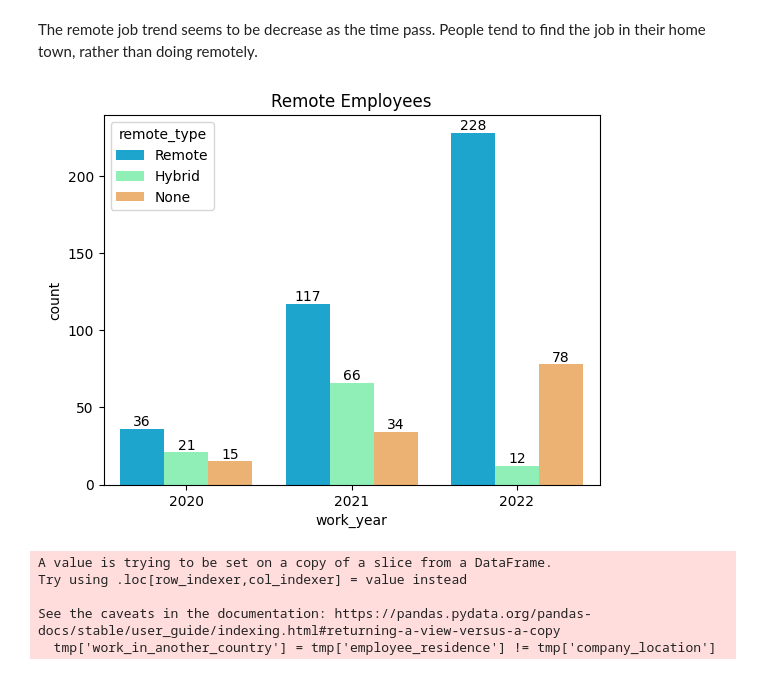
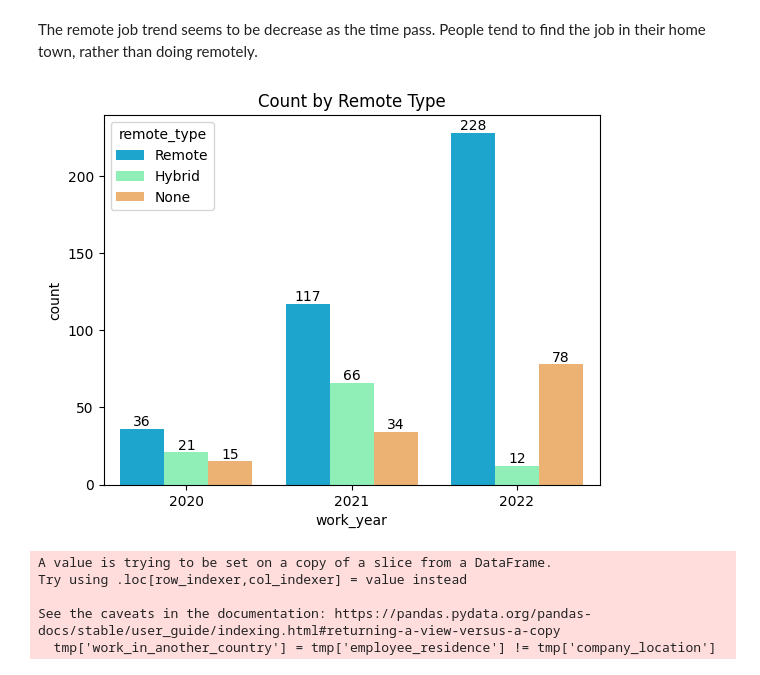
Before and after one commit to jtlantz/dm-proj1, a Jupyter notebook: notebooks/ds_salaries.ipynb, the cells around one changed output. Cells and saved outputs as stored; diff of their text form; code cells hidden in the pictures.

```diff
--- a/notebooks/ds_salaries.ipynb
+++ b/notebooks/ds_salaries.ipynb
@@ -224,19 +224,19 @@ The remote job trend seems to be decrease as the time pass. People tend to find
 # %%
 tmp = df[['work_year', 'remote_ratio']]
 remote_type = pd.DataFrame({'remote_ratio': [0, 50, 100], 'remote_type': ['None', 'Hybrid', 'Remote']})
 
 merged = pd.merge(tmp, remote_type, on='remote_ratio', how='left')
 merged.drop('remote_ratio', axis=1, inplace=True)
 
 tmp = merged.groupby('work_year')['remote_type'].value_counts().reset_index(name='count')
 ax = sns.barplot(data=tmp, x='work_year', y='count', hue='remote_type', palette='rainbow')
 for i in ax.containers:
     ax.bar_label(i, )
 
-plt.title('Remote Employees')
+plt.title('Count by Remote Type')
 plt.show()
 # %% [output]
-[figure, old version]
+[figure, new version]
 # %%
 tmp = df[['work_year', 'employee_residence', 'company_location']]
 tmp['work_in_another_country'] = tmp['employee_residence'] != tmp['company_location']
```
Also changed, not shown: parts of 3 cells of this notebook.
